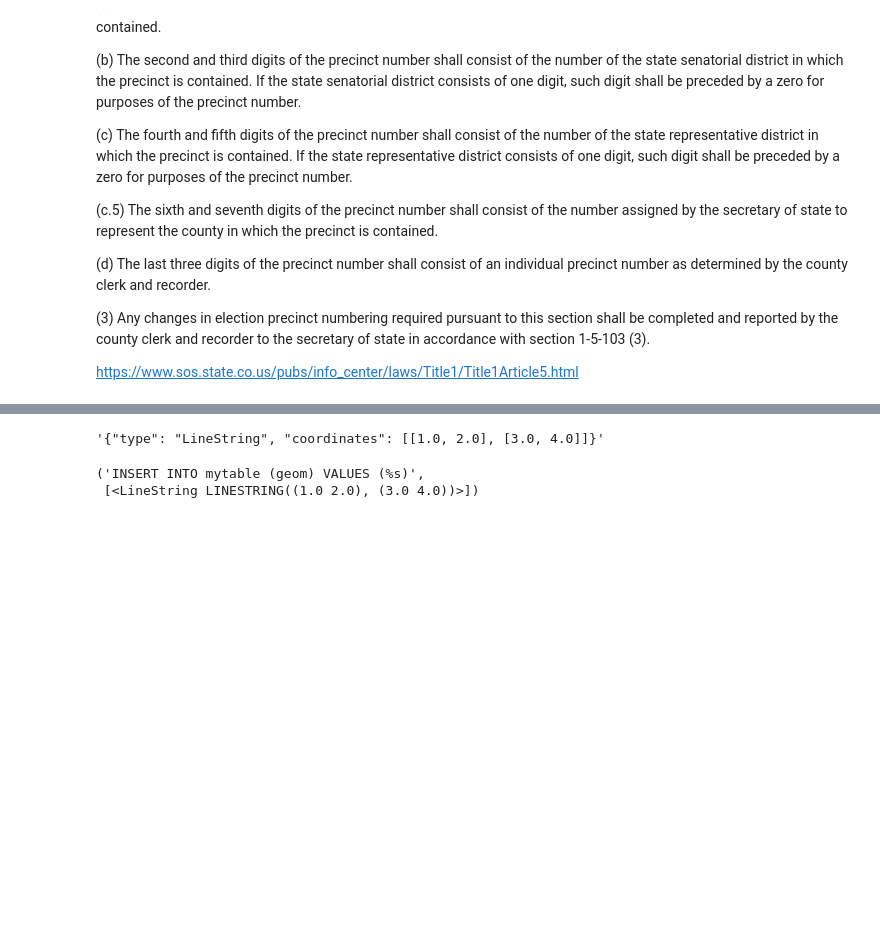
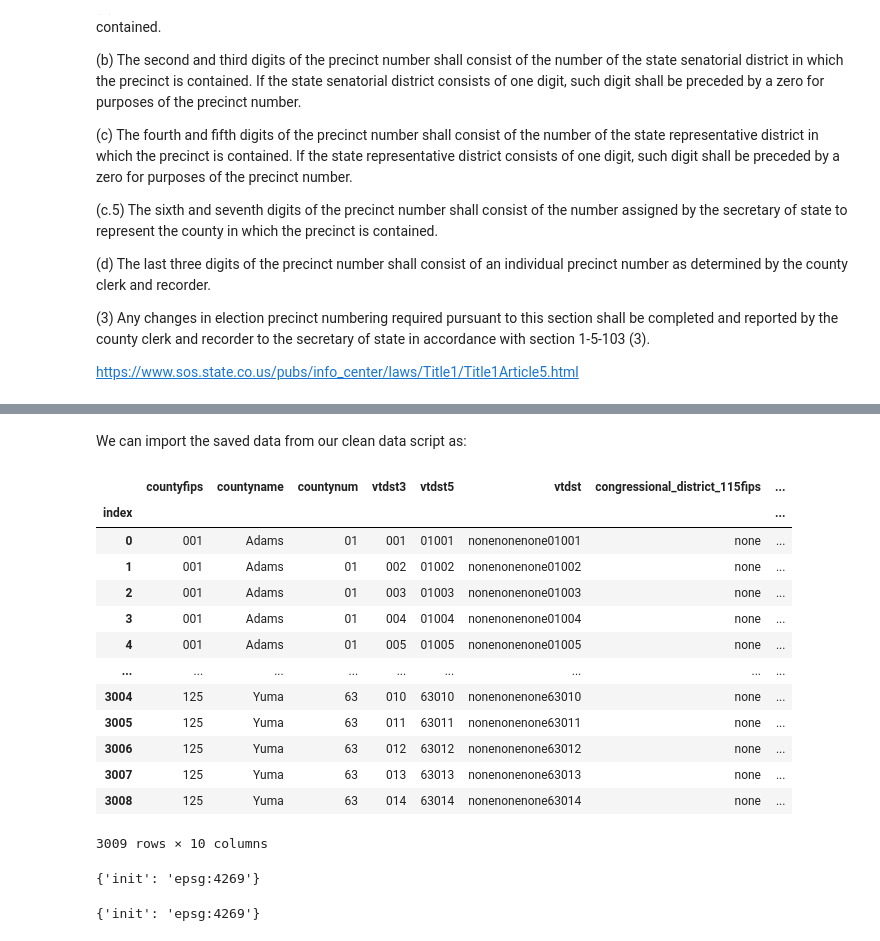
Before and after one commit to jasonbossert/colorado_elections, a Jupyter notebook: notebooks/data_00_precinct_shapefiles.ipynb, the cells around one changed output, grey strips where cells are left out. Drawn from its saved outputs; the diff is of its cells as text; code cells hidden in the pictures; blank space fills up the shorter version.

Commit message:
Added example of pulling data from DB

```diff
--- a/notebooks/data_00_precinct_shapefiles.ipynb
+++ b/notebooks/data_00_precinct_shapefiles.ipynb
@@ -770,4 +722,0 @@ geom[0][0].geojson
-# %%
-str(geom[0][0].geojson)
-# %% [output]
-'{"type": "LineString", "coordinates": [[1.0, 2.0], [3.0, 4.0]]}'
@@ -776,5 +723,36 @@ a = geom[0][0]
-# %%
-'INSERT INTO mytable (geom) VALUES (%s)', [LineString([(1, 2), (3, 4)], srid=4326)]
-# %% [output]
-('INSERT INTO mytable (geom) VALUES (%s)',
- [<LineString LINESTRING((1.0 2.0), (3.0 4.0))>])
+# %% [markdown]
+We can import the saved data from our clean data script as:
+# %%
+import psycopg2
+
+conn = psycopg2.connect(database="interim")
+sql = "SELECT * FROM precinct_shapefiles_2016"
+
+df = gpd.GeoDataFrame.from_postgis(sql, conn, index_col='index', geom_col='geom').sort_values(by='index')
+
+conn.close()
+# %%
+df
+# %% [output]
+|  | countyfips | countyname | countynum | vtdst3 | vtdst5 | vtdst | congressional_district_115fips | ... |
+| index |  |  |  |  |  |  |  | ... |
+| 0 | 001 | Adams | 01 | 001 | 01001 | nonenonenone01001 | none | ... |
+| 1 | 001 | Adams | 01 | 002 | 01002 | nonenonenone01002 | none | ... |
+| 2 | 001 | Adams | 01 | 003 | 01003 | nonenonenone01003 | none | ... |
+| 3 | 001 | Adams | 01 | 004 | 01004 | nonenonenone01004 | none | ... |
+| 4 | 001 | Adams | 01 | 005 | 01005 | nonenonenone01005 | none | ... |
+| ... | ... | ... | ... | ... | ... | ... | ... | ... |
+| 3004 | 125 | Yuma | 63 | 010 | 63010 | nonenonenone63010 | none | ... |
+| 3005 | 125 | Yuma | 63 | 011 | 63011 | nonenonenone63011 | none | ... |
+| 3006 | 125 | Yuma | 63 | 012 | 63012 | nonenonenone63012 | none | ... |
+| 3007 | 125 | Yuma | 63 | 013 | 63013 | nonenonenone63013 | none | ... |
+| 3008 | 125 | Yuma | 63 | 014 | 63014 | nonenonenone63014 | none | ... |
+3009 rows × 10 columns
+# %%
+precincts_2016_clean.crs
+# %% [output]
+{'init': 'epsg:4269'}
+# %%
+df.crs
+# %% [output]
+{'init': 'epsg:4269'}
```
Also changed, not shown: parts of 6 cells of this notebook.
